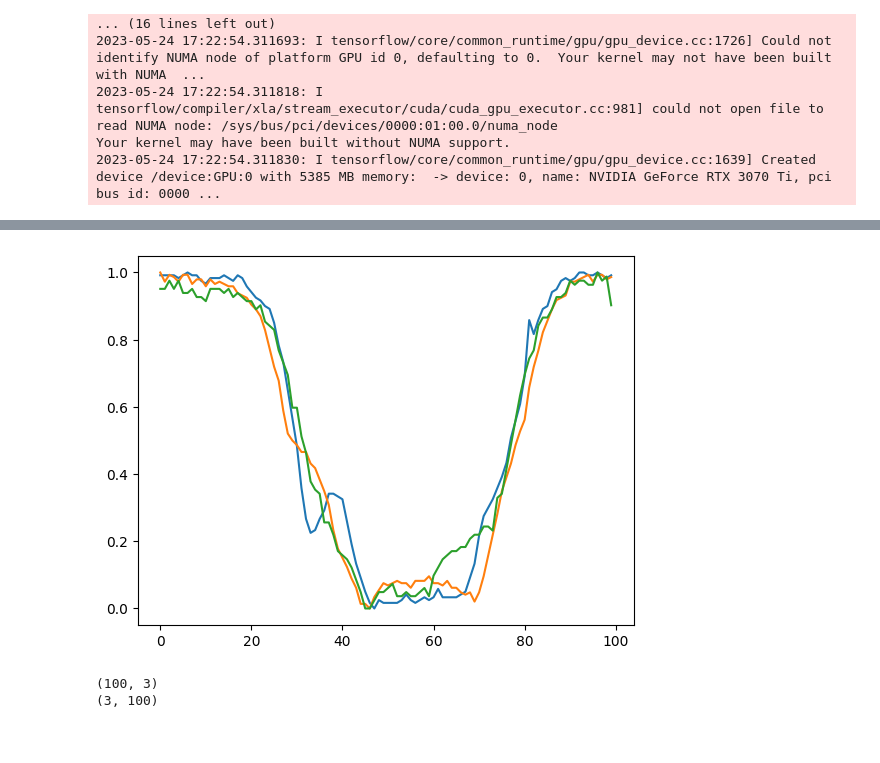
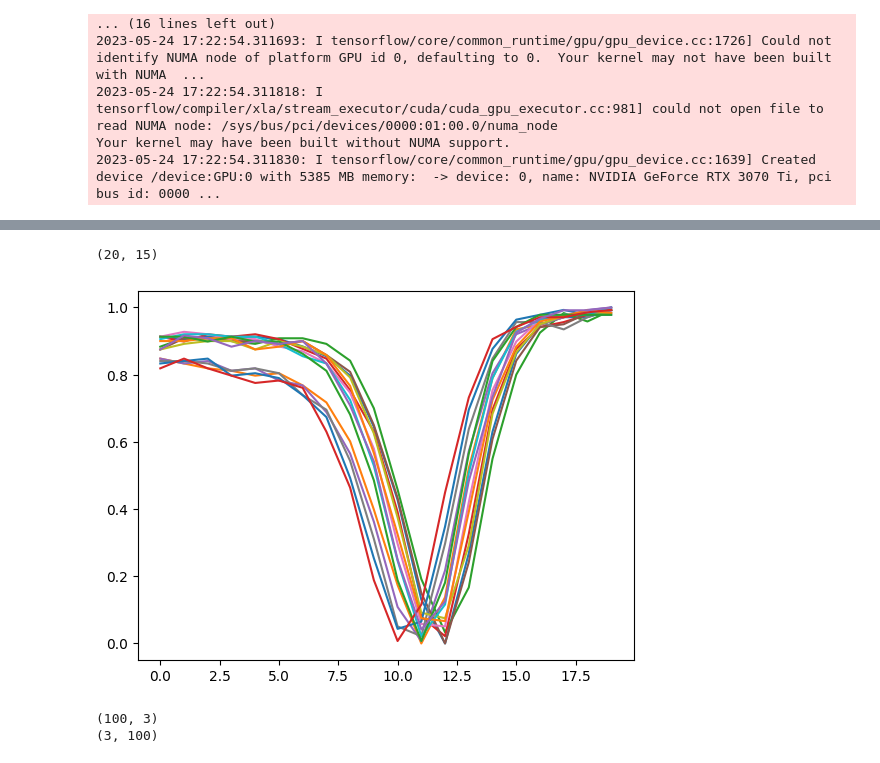
Before and after one commit to SemvandenBroek/CSE3000-gestures, a Jupyter notebook: ml-dev/test_data.ipynb, the cells around one changed output, grey strips where cells are left out. Cells and saved outputs as stored; diff of their text form; code cells hidden in the pictures.

```diff
--- a/ml-dev/test_data.ipynb
+++ b/ml-dev/test_data.ipynb
@@ -429,9 +528,11 @@ INFO:CSE3000:Train candidates: {'A1', 'Arne', 'C2', 'C6', 'E1', 'C1', 'A3', 'C4'
 # %%
 # Visualisation for CNN
-one_sample = x_train_normalized[200]
+one_sample = x_train[300]
+print(one_sample.shape)
 plt.plot(one_sample)
 plt.savefig('output_figures/sample_graph.svg')
 plt.show()
 # %% [output]
+(20, 15)
-[figure, old version]
+[figure, new version]
 # %%
```
Also changed, not shown: parts of 14 cells of this notebook.
